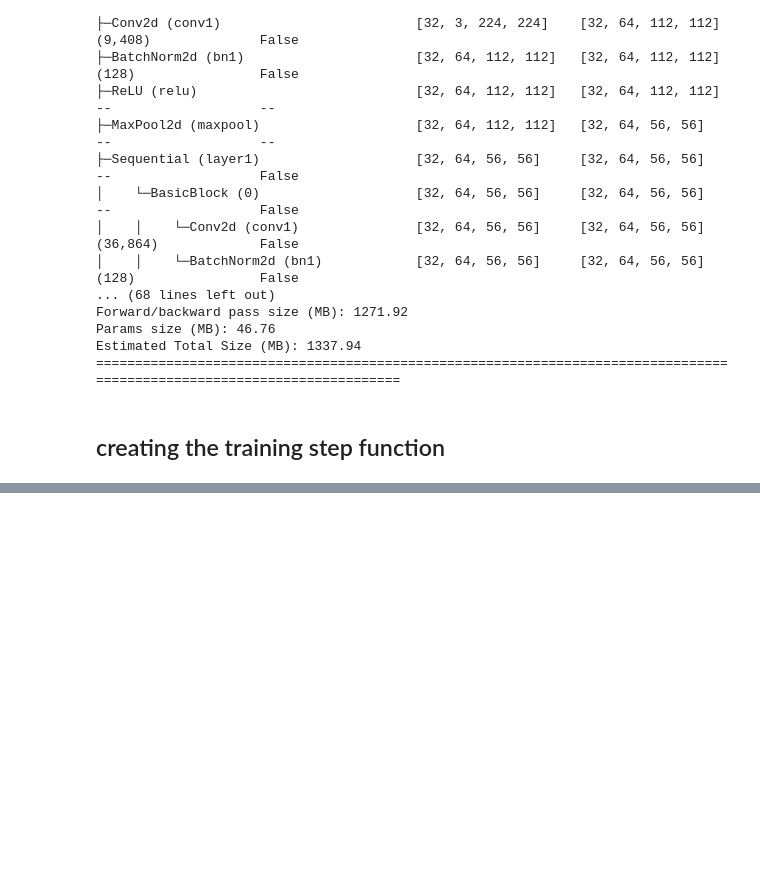
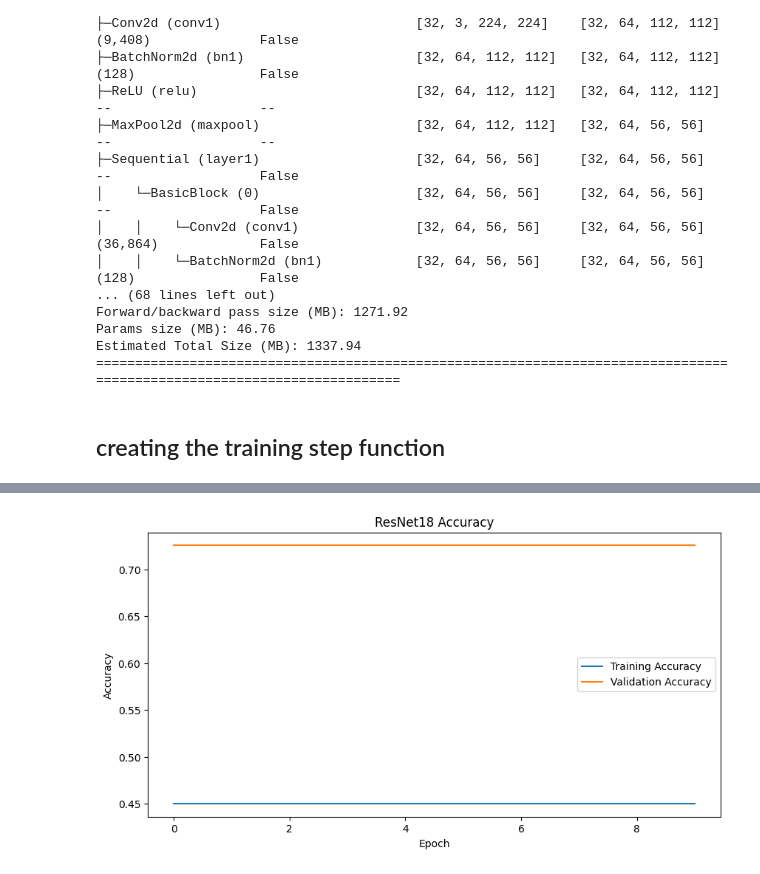
Before and after one commit to saim9211/skin_classification, a Jupyter notebook: skin_image_classification_model.ipynb, the cells around one changed output, grey strips where cells are left out. Saved outputs shown, nothing was run; the diff lists cells and outputs as text; code cells hidden in the pictures; blank space fills up the shorter version.

Commit message:
train model need imporvement s

```diff
--- a/skin_image_classification_model.ipynb
+++ b/skin_image_classification_model.ipynb
@@ -415,9 +415,9 @@ for param in model.parameters():
 torch.manual_seed(42)
 torch.cuda.manual_seed(42)
 out_dt=len(class_counts)
-model.classifier=nn.Sequential(
+model.fc=nn.Sequential(
     nn.Dropout(p=0.2,inplace=True),
-    nn.Linear(in_features=512,out_features=out_dt),
+    nn.Linear(in_features=model.fc.in_features,out_features=out_dt),
     nn.Softmax(dim=1)
 )
 # %%
@@ -482,3 +483,6 @@ def train_step(model, dataloader, loss_fn, optimizer, device):
+# %%
+loss=nn.CrossEntropyLoss()
+optim=torch.optim.Adam(model.parameters(),lr=0.001)
 # %%
 from tqdm.auto import tqdm
 def test_Step(
@@ -513,0 +555,14 @@ def test_Step(
+# %%
+torch.manual_seed(42)
+torch.cuda.manual_seed(42)
+device = "cuda" if torch.cuda.is_available() else "cpu"
+model.to(device)
+result=train(
+    model=model,
+    train_dataloader=train_loader,
+    test_dataloader=test_loader,
+    optimizer=optim,
+    loss_fn=loss,
+    epochs=10,
+    device=device
+)
@@ -513,0 +679,22 @@ def test_Step(
+# %%
+import matplotlib.pyplot as plt
+
+plt.figure(figsize=(10, 5))
+
+plt.plot(
+    result["train_loss"],
+    label="Training Accuracy"
+)
+
+plt.plot(
+    result["test_acc"],
+    label="Validation Accuracy"
+)
+
+plt.xlabel("Epoch")
+plt.ylabel("Accuracy")
+plt.title("ResNet18 Accuracy")
+plt.legend()
+plt.show()
+# %% [output]
+[figure, added]
```
Also changed, not shown: parts of 4 cells of this notebook.
